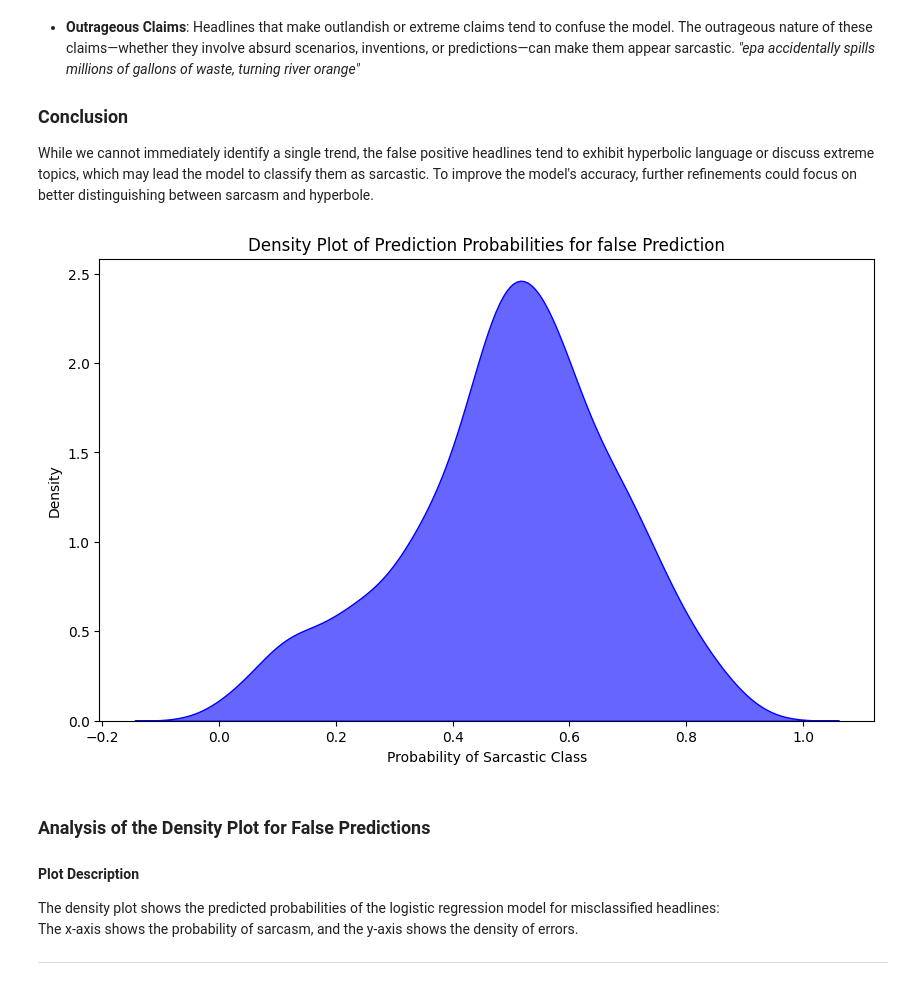
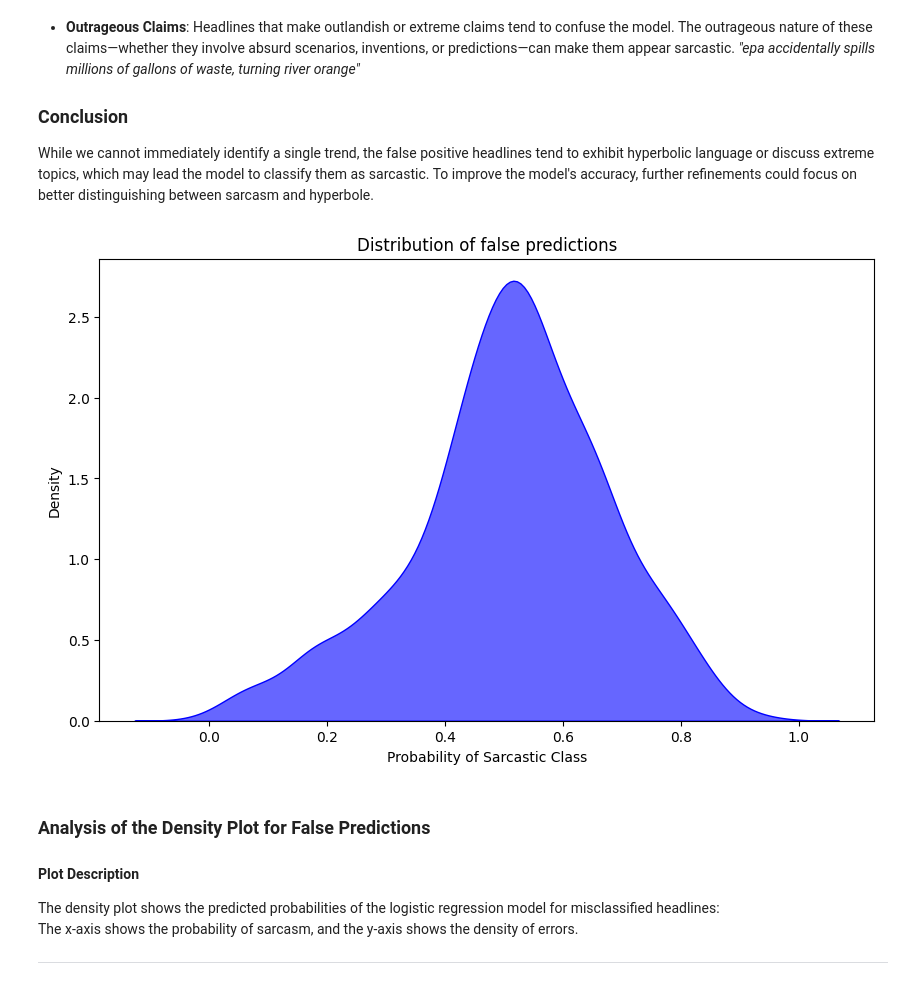
Before and after one commit to arianetemadi/snack-overflow, a Jupyter notebook: notebooks/M2-LR.ipynb, the cells around one changed output. Cells and saved outputs as stored; diff of their text form; code cells hidden in the pictures.

```diff
--- a/notebooks/M2-LR.ipynb
+++ b/notebooks/M2-LR.ipynb
@@ -33,10 +46,10 @@ TypeError: LRClassifier.evaluate() missing 2 required positional arguments: 'X'
 # %%
 # fit logistic regression with TD-IDF vectorizer
-logreg_tfidf = LRClassifier(train_headlines, val_headlines, use_tfidf=True, remove_stopwords=False)
-logreg_tfidf.fit()
+logreg_tfidf = LRClassifier(use_tfidf=True, remove_stopwords=False)
+logreg_tfidf.fit(train_headlines)
 
 # Evaluate the model
-logreg_tfidf.evaluate(show_confusion_matrix=True)
+logreg_tfidf.evaluate(val_headlines,show_confusion_matrix=True)
 # %% [output]
 Classification Report:
               precision    recall  f1-score   support
@@ -122,4 +88,14 @@ model = logreg_tfidf
 ### Close Calls
 # %% [markdown]
 In the next cell we want to investigate, what kind of headlines the model is not sure about. The probability of 'Sarcasm' is around $0.5$
+# %%
+# panda display option so headlines dont get truncated
+pd.set_option('display.max_colwidth', None)
+
+false_positives_df = model.false_positives_df
+false_negatives_df = model.false_negatives_df
+
+# Modify the 'Probability' column to only contain the second value of the list
+false_positives_df['Probability'] = false_positives_df['Probability'].apply(lambda x: x[1])
+false_negatives_df['Probability'] = false_negatives_df['Probability'].apply(lambda x: x[1])
 # %%
@@ -234,16 +172,16 @@ While we cannot immediately identify a single trend, the false positive headline
 # %%
 # combine the two DataFrames
 combined_df = pd.concat([false_positives_df, false_negatives_df])
 
 # density plot
 plt.figure(figsize=(10, 6))
 sns.kdeplot(data=combined_df, x='Probability', fill=True, color='blue', alpha=0.6)
-plt.title('Density Plot of Prediction Probabilities for false Prediction')
+plt.title('Distribution of false predictions')
 plt.xlabel('Probability of Sarcastic Class')
 plt.ylabel('Density')
 plt.show()
 # %% [output]
-[figure, old version]
+[figure, new version]
 # %% [markdown]
 ### Analysis of the Density Plot for False Predictions
 
```
Also changed, not shown: parts of 9 cells of this notebook, 56 other files.
